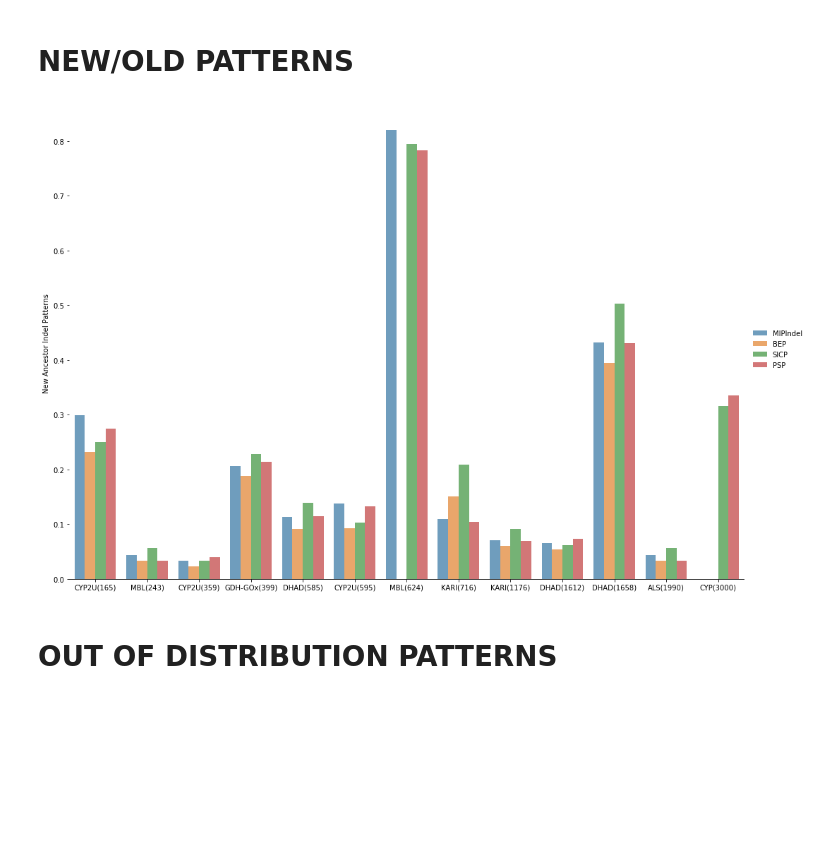
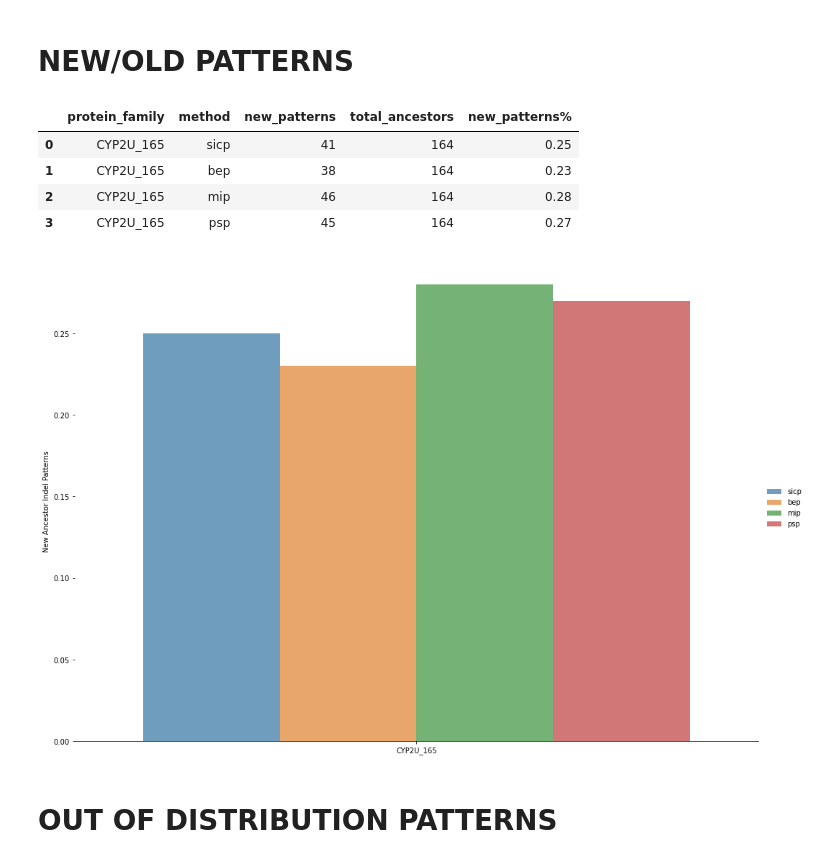
Before and after one commit to santule/indelmip, a Jupyter notebook: notebooks/evaluation_plots.ipynb, the cells around one changed output. Cells and saved outputs as stored; diff of their text form; code cells hidden in the pictures; blank space fills up the shorter version.

```diff
--- a/notebooks/evaluation_plots.ipynb
+++ b/notebooks/evaluation_plots.ipynb
@@ -20,14 +48,18 @@ plt.savefig(experiment_result_folder + 'indel_score_plot.png')
 # %%
-new_old_p_data = pd.read_csv(experiment_result_folder + 'old_new_pattern.csv')
-new_old_p_data['New%'] = new_old_p_data['New'] / (new_old_p_data['Old'] + new_old_p_data['New'])
-new_old_p_data.head(10)
+new_old_p_data = pd.read_csv(experiment_result_folder + 'new_patterns_evaluation.csv')
+new_old_p_data['new_patterns%'] = round(new_old_p_data['new_patterns'] / (new_old_p_data['total_ancestors']),2)
+display(new_old_p_data.head(10))
 
-g = sns.catplot(data = new_old_p_data, kind='bar', x="Protein Family", y="New%", hue="Method",  alpha=.7, height=10, aspect=11.7/8.27)
+g = sns.catplot(data = new_old_p_data, kind='bar', x="protein_family", y="new_patterns%", hue="method",  alpha=.7, height=10, aspect=11.7/8.27)
 g.despine(left=True)
 g.set_axis_labels("", "New Ancestor Indel Patterns")
 g.legend.set_title("")
-plt.savefig(experiment_result_folder + 'new_indel_patterns.png', dpi=1000)
 # %% [output]
+|  | protein_family | method | new_patterns | total_ancestors | new_patterns% |
+| 0 | CYP2U_165 | sicp | 41 | 164 | 0.25 |
+| 1 | CYP2U_165 | bep | 38 | 164 | 0.23 |
+| 2 | CYP2U_165 | mip | 46 | 164 | 0.28 |
+| 3 | CYP2U_165 | psp | 45 | 164 | 0.27 |
-[figure, old version]
+[figure, new version]
 # %% [markdown]
 # OUT OF DISTRIBUTION PATTERNS
```
Also changed, not shown: parts of 8 cells of this notebook, 1 other file.
